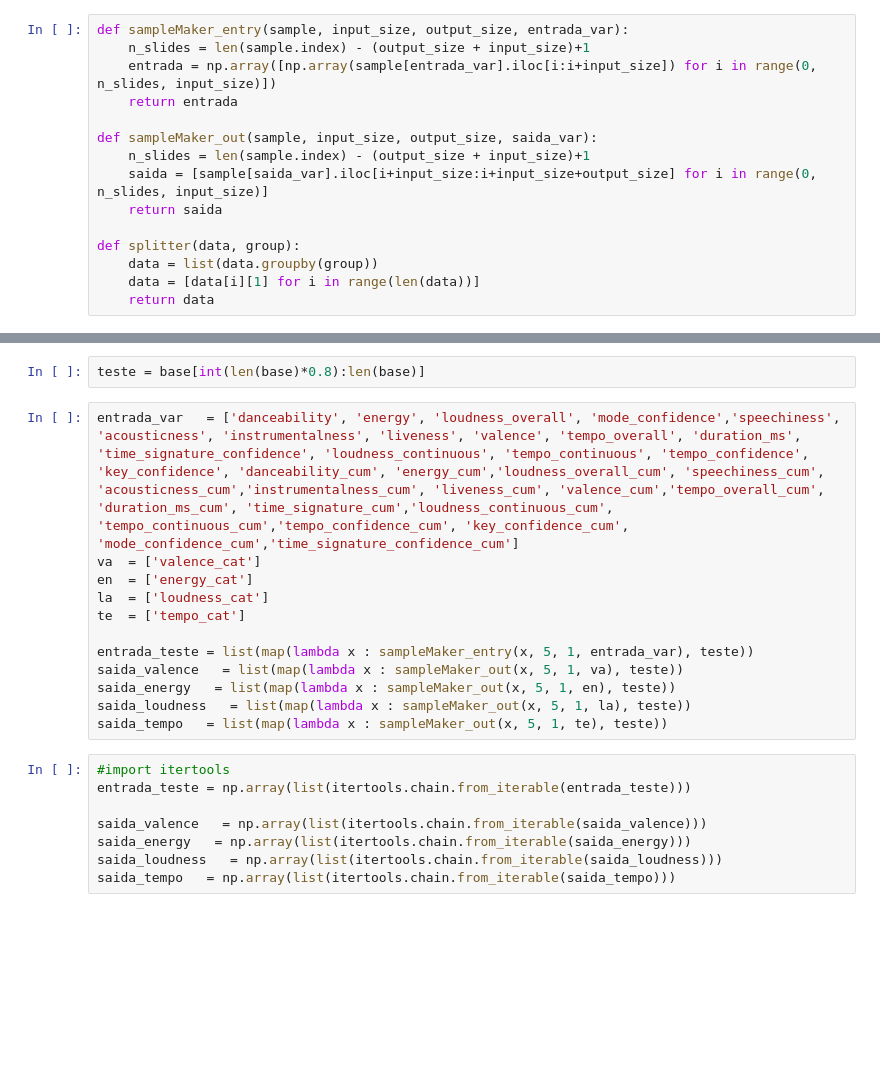
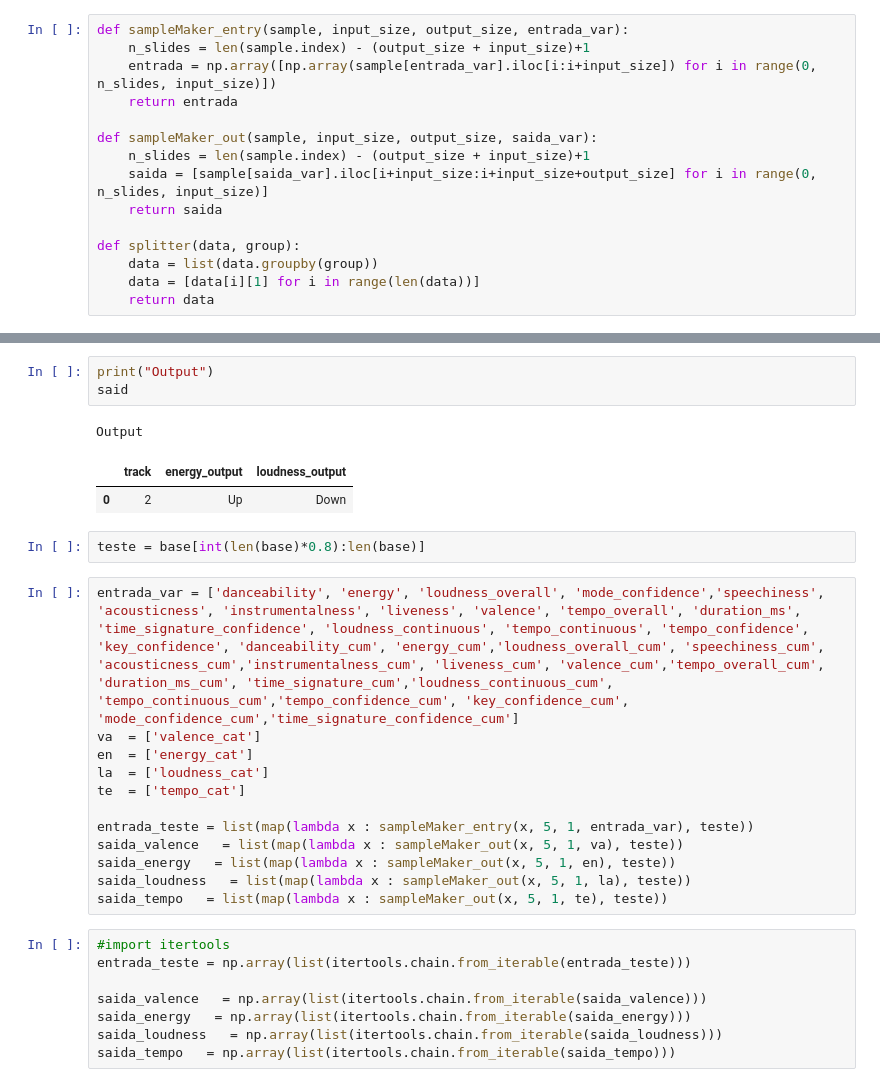
Before and after one commit to pasoneto/doc_suomi, a Jupyter notebook: code/analysis/lstm_eval.ipynb, the cells around one changed output, grey strips where cells are left out. Cells and saved outputs as stored; diff of their text form; blank space fills up the shorter version.

```diff
--- a/code/analysis/lstm_eval.ipynb
+++ b/code/analysis/lstm_eval.ipynb
@@ -63,7 +125,14 @@ for i in base:
+# %%
+print("Output")
+said
+# %% [output]
+Output
+|  | track | energy_output | loudness_output |
+| 0 | 2 | Up | Down |
 # %%
 teste = base[int(len(base)*0.8):len(base)]
 # %%
-entrada_var   = ['danceability', 'energy', 'loudness_overall', 'mode_confidence','speechiness', 'acousticness', 'instrumentalness', 'liveness', 'valence', 'tempo_overall', 'duration_ms', 'time_signature_confidence', 'loudness_continuous', 'tempo_continuous', 'tempo_confidence', 'key_confidence', 'danceability_cum', 'energy_cum','loudness_overall_cum', 'speechiness_cum', 'acousticness_cum','instrumentalness_cum', 'liveness_cum', 'valence_cum','tempo_overall_cum', 'duration_ms_cum', 'time_signature_cum','loudness_continuous_cum', 'tempo_continuous_cum','tempo_confidence_cum', 'key_confidence_cum', 'mode_confidence_cum','time_signature_confidence_cum']
+entrada_var = ['danceability', 'energy', 'loudness_overall', 'mode_confidence','speechiness', 'acousticness', 'instrumentalness', 'liveness', 'valence', 'tempo_overall', 'duration_ms', 'time_signature_confidence', 'loudness_continuous', 'tempo_continuous', 'tempo_confidence', 'key_confidence', 'danceability_cum', 'energy_cum','loudness_overall_cum', 'speechiness_cum', 'acousticness_cum','instrumentalness_cum', 'liveness_cum', 'valence_cum','tempo_overall_cum', 'duration_ms_cum', 'time_signature_cum','loudness_continuous_cum', 'tempo_continuous_cum','tempo_confidence_cum', 'key_confidence_cum', 'mode_confidence_cum','time_signature_confidence_cum']
 va  = ['valence_cat']
 en  = ['energy_cat']
 la  = ['loudness_cat']
```
Also changed, not shown: parts of 13 cells of this notebook, 7 other files.
